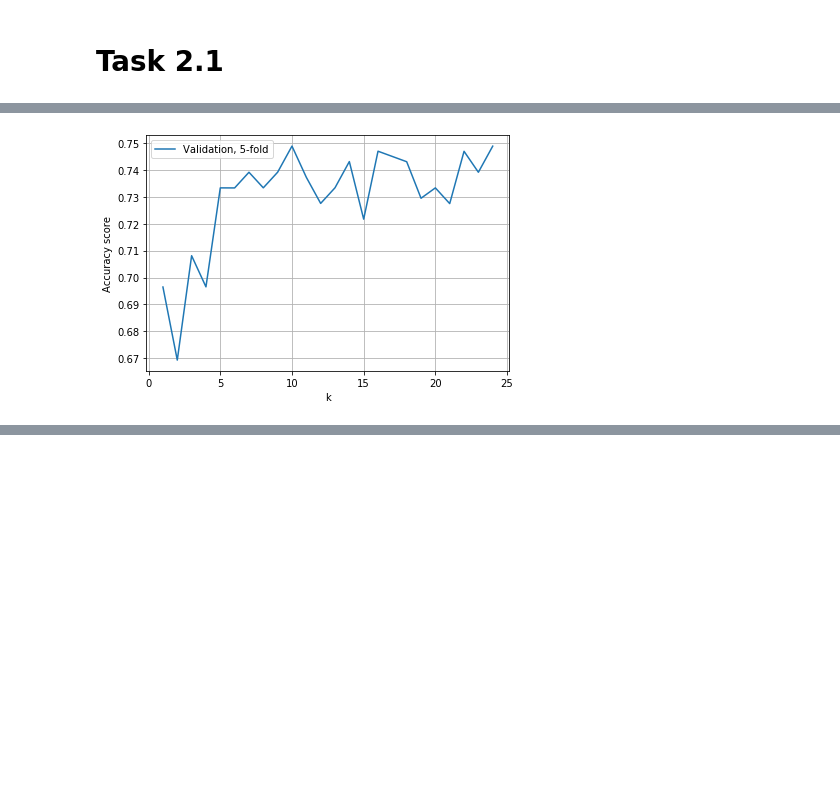
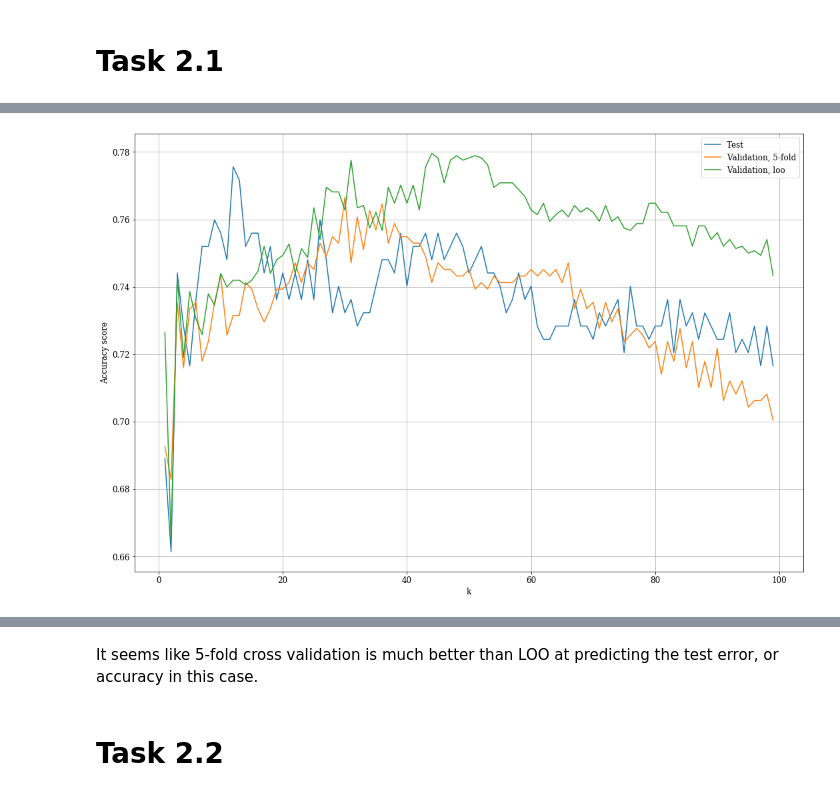
Before and after one commit to bernharl/STK-IN4300-oblig2, a Jupyter notebook: Oblig2 STK-IN Bernhard.ipynb, the cells around one changed output, grey strips where cells are left out. Cells and saved outputs as stored; diff of their text form; code cells hidden in the pictures; blank space fills up the shorter version.

```diff
--- a/Oblig2 STK-IN Bernhard.ipynb
+++ b/Oblig2 STK-IN Bernhard.ipynb
@@ -728,3 +852,27 @@ X_train_2 = pd.DataFrame(scaler_2.fit_transform(X_train_2), columns=X_train_2.co
 X_test_2 = pd.DataFrame(scaler_2.transform(X_test_2), columns=X_test_2.columns)
 # %% [output]
 [interactive output not drawn]
+# %%
+base_knn = sklne.KNeighborsClassifier()
+k_grid = np.arange(1, 100)
+hyperparams = {"n_neighbors": k_grid}
+grid_search_knn_5_fold = sklms.GridSearchCV(
+    base_knn, param_grid=hyperparams, cv=5, iid=False
+)
+grid_search_knn_5_fold.fit(
+    X_train_2.values, y_train_2.values.ravel(),
+)
+
+grid_search_knn_loo = sklms.GridSearchCV(
+    base_knn, param_grid=hyperparams, cv=len(y_train), iid=False
+)
+grid_search_knn_loo.fit(
+    X_train_2.values, y_train_2.values.ravel(),
+)
+
+test_scores = np.zeros_like(k_grid).astype(np.float)
+for i, k in enumerate(k_grid):
+    knn_tmp = sklne.KNeighborsClassifier(n_neighbors=k).fit(
+        X_train_2.values, y_train_2.values.ravel()
+    )
+    test_scores[i] = knn_tmp.score(X_test_2.values, y_test_2.values.ravel())
@@ -731,25 +881,24 @@ X_test_2 = pd.DataFrame(scaler_2.transform(X_test_2), columns=X_test_2.columns)
 # %%
-base_knn = sklne.KNeighborsClassifier()
-k_grid = np.arange(1, 25)
-hyperparams = {"n_neighbors": k_grid}
-grid_search_knn_5_fold = sklms.GridSearchCV(
-    base_knn, param_grid=hyperparams, cv=5, iid=False
-)
-grid_search_knn_5_fold.fit(
-    X_train_2.values, y_train_2.values.ravel(),
-)
-fig, ax = plt.subplots()
+fig, ax = plt.subplots(figsize=[15, 10])
+ax.plot(k_grid, test_scores, label="Test")
 ax.plot(
     k_grid,
     grid_search_knn_5_fold.cv_results_["mean_test_score"],
     label="Validation, 5-fold",
+)
+ax.plot(
+    k_grid, grid_search_knn_loo.cv_results_["mean_test_score"], label="Validation, loo"
 )
 ax.grid()
 ax.set_xlabel("k")
 ax.set_ylabel("Accuracy score")
 ax.legend()
 fig.tight_layout()
 plt.show()
 # %% [output]
-[figure, old version]
+[figure, new version]
 [interactive output not drawn]
+# %% [markdown]
+It seems like 5-fold cross validation is much better than LOO at predicting the test error, or accuracy in this case.
+# %% [markdown]
+# Task 2.2
```
Also changed, not shown: parts of 27 cells of this notebook.
